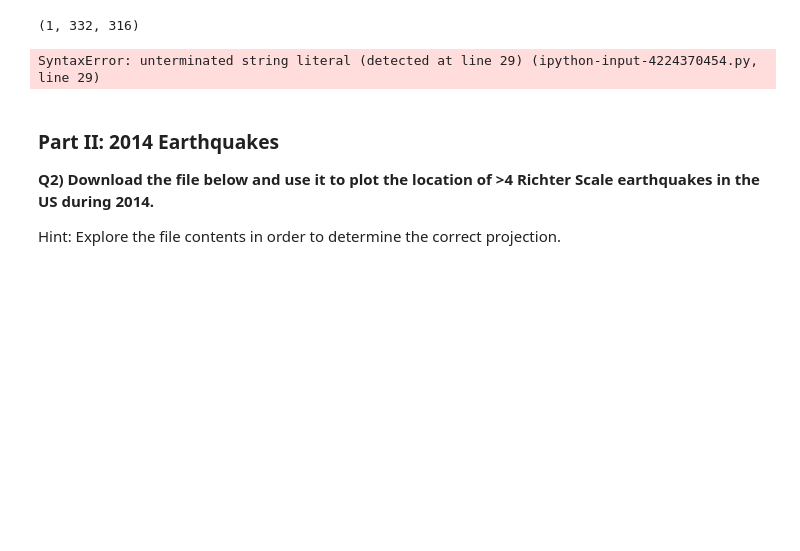
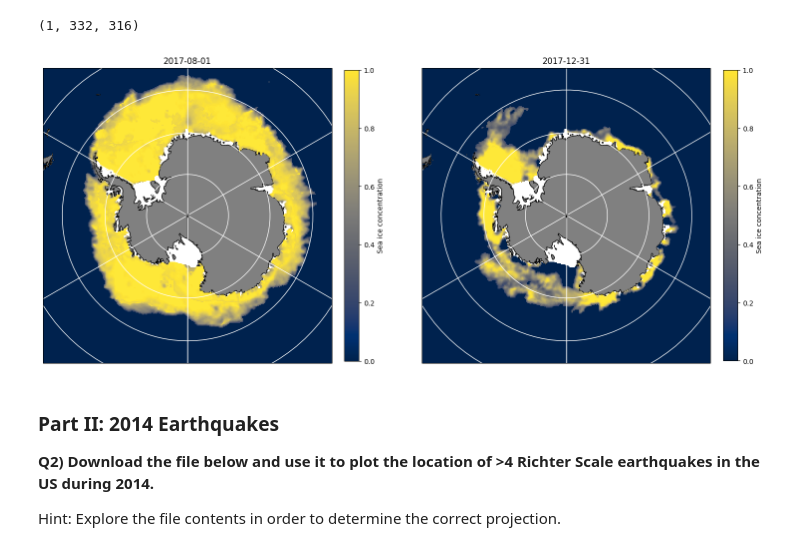
Before and after one commit to Coraliefringeli/2025_Intro_Python_Fringeli_Coralie, a Jupyter notebook: notebook/W2_S2.ipynb, the cells around one changed output. Cells and saved outputs as stored; diff of their text form; code cells hidden in the pictures; blank space fills up the shorter version.

```diff
--- a/notebook/W2_S2.ipynb
+++ b/notebook/W2_S2.ipynb
@@ -279,40 +279,44 @@ var_toplot2.shape
 # %%
 import matplotlib.pyplot as plt
 import cartopy.feature as cfeature
 import numpy as np
 
-fig,ax = plt.subplots(1,2,figsize=(18, 12),subplot_kw={'projection': ccrs.PlateCarree()})
+fig,ax = plt.subplots(1,2,figsize=(18, 12),subplot_kw={'projection': ccrs.SouthPolarStereo()})
 # The rest doesn't change:
 ax[0].set_extent([-180, 180, -90, -55], ccrs.PlateCarree())
 
 ######################################################################################################################################################
 # Add Land and gridlines
 # Hint: Check edgecolor to show coast, and facecolor to color the continent
 # Hint: https://matplotlib.org/stable/gallery/color/named_colors.html for the names of the colors available
 ######################################################################################################################################################
-ax[0].______________(cartopy.______.____, edgecolor='k',facecolor='gray')
-ax[0].gridlines(lw=5,color='w')
+ax[0].add_feature(cartopy.feature.LAND, edgecolor='k',facecolor='gray')
+ax[0].gridlines(lw=1,color='w')
 ######################################################################################################################################################
 # Add Contours
 # Hint: X (Y) data in the pcolormesh should be the longitude and latitude of the sea ice data.
 # Hint: Check the shape of the var_toplot1, var_toplot2 before plotting
 # Hint: longitude and latitude can be accessed with seaice1.variables['longitude'][:], seaice1.variables['latitude'][:]
 # Hint: Check this website: https://matplotlib.org/stable/tutorials/colors/colormaps.html for available colormaps
 ######################################################################################################################################################
-pc0 = ax[0].pcolormesh(seaice1.variables['longitude'][:], seaice1.variables['latitude'][:], np.ma.masked_greater(var_toplot1[_________],1), transform=__________,vmin=0,vmax=1,cmap=____)
-plt.colorbar(seaice1,ax=ax[1],fraction=0.046, pad=0.04,label='Sea ice concentration')
+pc0 = ax[0].pcolormesh(seaice1.variables['longitude'][:], seaice1.variables['latitude'][:],
+                       np.ma.masked_greater(var_toplot1[0,:,:],1),    #[0,:,:]=> car (1,332,316)
+                                                                             #--> 0 = 1e date, : = ttes colonnes(lats), : = ttes lignes (longs)
+                                                                      #NP.MA.MASKED : MASQUER les valeurs d’un tableau qui DÉPASSENT un certain seuil.
+                       transform=ccrs.PlateCarree(),vmin=0,vmax=1,cmap='cividis')
+plt.colorbar(pc0,ax=ax[0],fraction=0.046, pad=0.04,label='Sea ice concentration')
 ax[0].set_title('2017-08-01')
 
 ax[1].set_extent([-180, 180, -90, -55], ccrs.PlateCarree())
-ax[1].add_feature(cartopy._______._________, edgecolor='k',facecolor='gray')
-ax[1].gridlines(lw=5,color='w
+ax[1].add_feature(cartopy.feature.LAND, edgecolor='k',facecolor='gray')
+ax[1].gridlines(lw=1,color='w')
 
-pc1 = ax[1].pcolormesh(seaice2.variables['longitude'][:], seaice2.variables['latitude'][:], np.ma.masked_greater(var_toplot2[____],1), transform=____,vmin=0,vmax=1,cmap=____)
-plt.colorbar(seaice2,ax=ax[2],label='Sea ice concentration',fraction=0.046, pad=0.04)
+pc1 = ax[1].pcolormesh(seaice2.variables['longitude'][:], seaice2.variables['latitude'][:], np.ma.masked_greater(var_toplot2[0,:,:],1), transform=ccrs.PlateCarree(),vmin=0,vmax=1,cmap='cividis')
+plt.colorbar(pc1,ax=ax[1],label='Sea ice concentration',fraction=0.046, pad=0.04)
 ax[1].set_title('2017-12-31')
 plt.show()
 # %% [output]
-SyntaxError: unterminated string literal (detected at line 29) (ipython-input-4224370454.py, line 29)
+[figure, added]
 # %%
 #CODE A TROU de base
 
```
